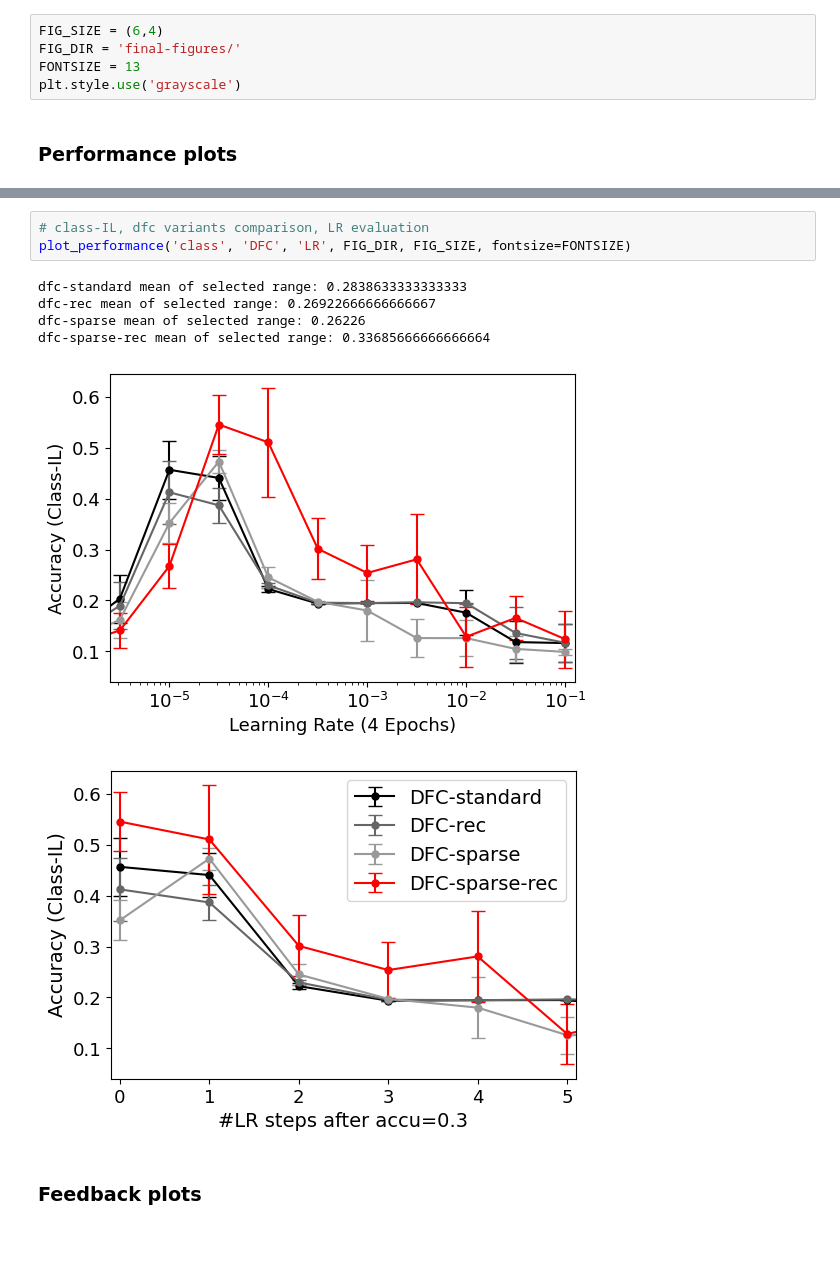
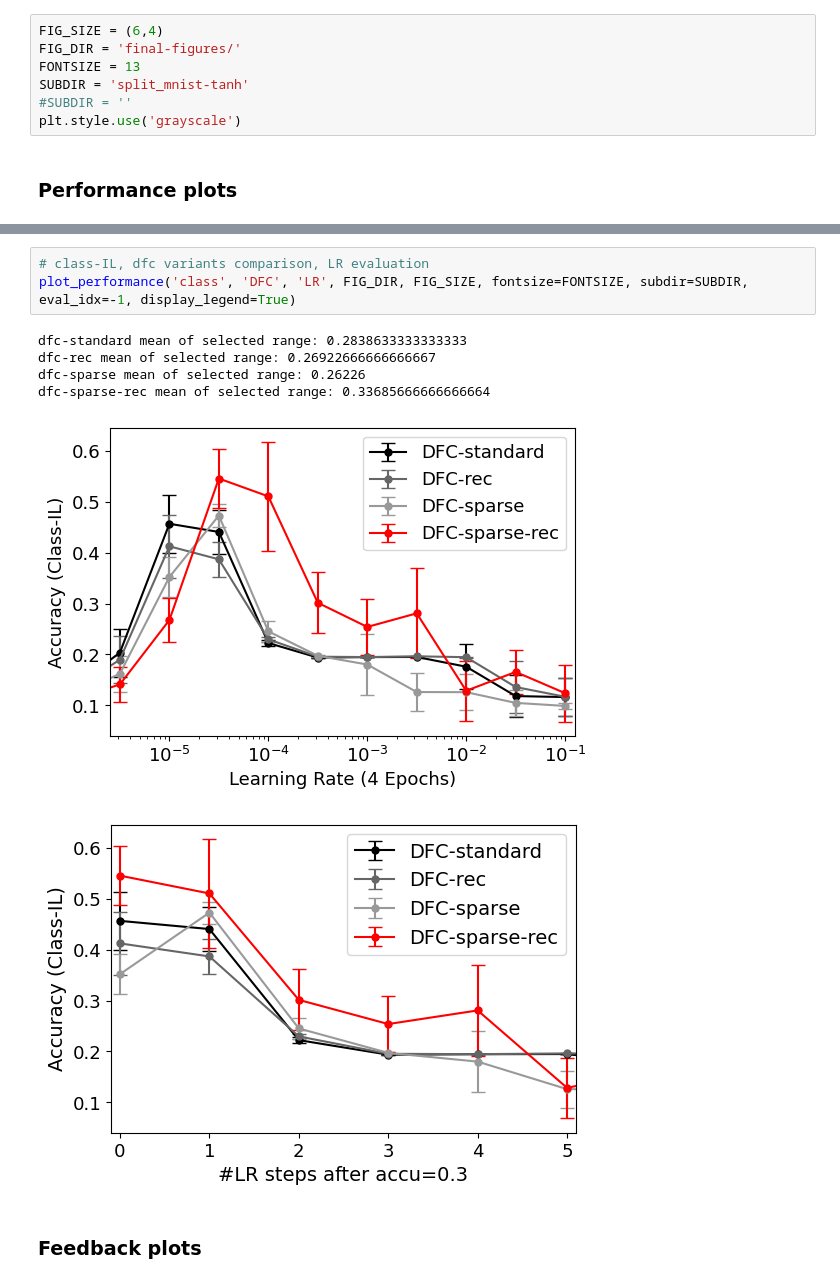
Before and after one commit to pennfranc/bio-inspired-continual-learning, a Jupyter notebook: dfc/notebooks/performance_results.ipynb, the cells around one changed output, grey strips where cells are left out. Drawn from its saved outputs; the diff is of its cells as text; blank space fills up the shorter version.

```diff
--- a/dfc/notebooks/performance_results.ipynb
+++ b/dfc/notebooks/performance_results.ipynb
@@ -21,6 +24,8 @@ pd.set_option('display.max_rows', None)
 FIG_SIZE = (6,4)
 FIG_DIR = 'final-figures/'
 FONTSIZE = 13
+SUBDIR = 'split_mnist-tanh'
+#SUBDIR = ''
 plt.style.use('grayscale')
 # %% [markdown]
 ### Performance plots
@@ -69,12 +61,12 @@ plot_performance('class', 'CLB', 'MIN_ACCU', FIG_DIR, FIG_SIZE, ylim=(0.1, 0.45)
 # %%
 # class-IL, dfc variants comparison, LR evaluation
-plot_performance('class', 'DFC', 'LR', FIG_DIR, FIG_SIZE, fontsize=FONTSIZE)
+plot_performance('class', 'DFC', 'LR', FIG_DIR, FIG_SIZE, fontsize=FONTSIZE, subdir=SUBDIR, eval_idx=-1, display_legend=True)
 # %% [output]
 dfc-standard mean of selected range: 0.2838633333333333
 dfc-rec mean of selected range: 0.26922666666666667
 dfc-sparse mean of selected range: 0.26226
 dfc-sparse-rec mean of selected range: 0.33685666666666664
-[figure, old version]
+[figure, new version]
 [figure]
 # %% [markdown]
 ### Feedback plots
```
Also changed, not shown: parts of 8 cells of this notebook, 5 other files.
